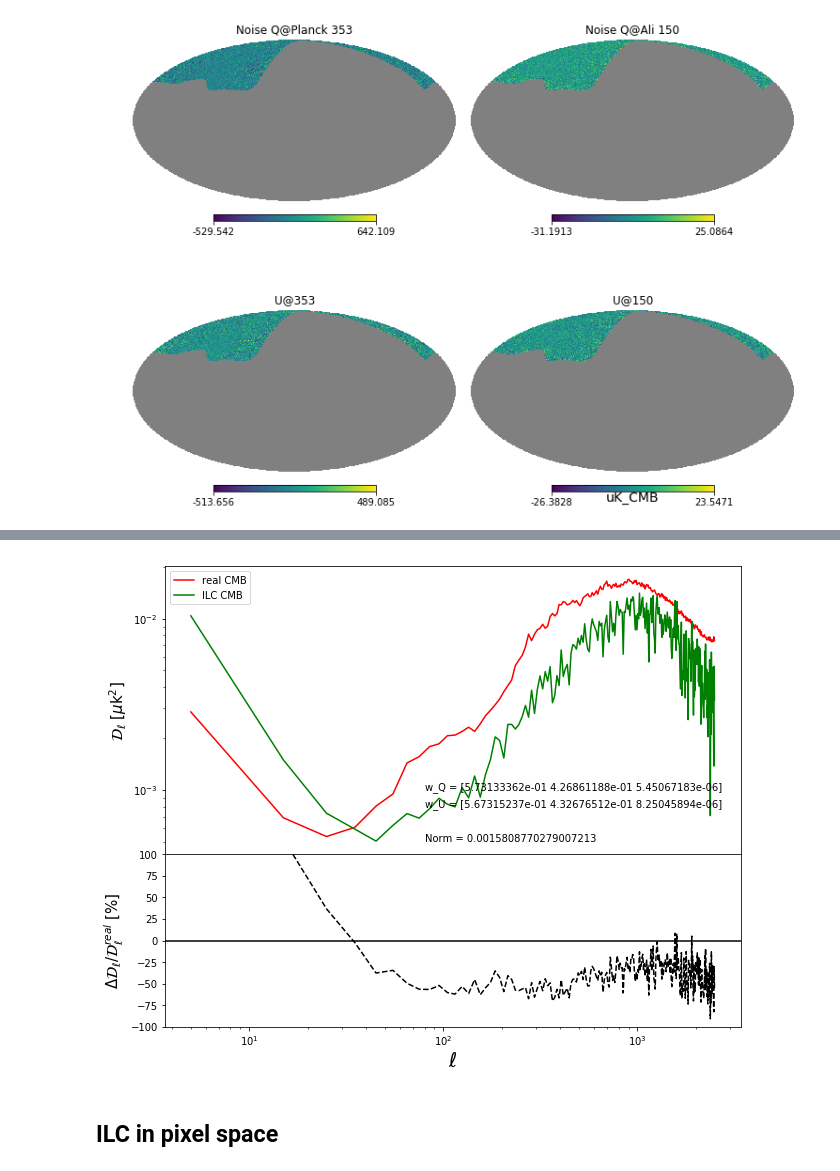
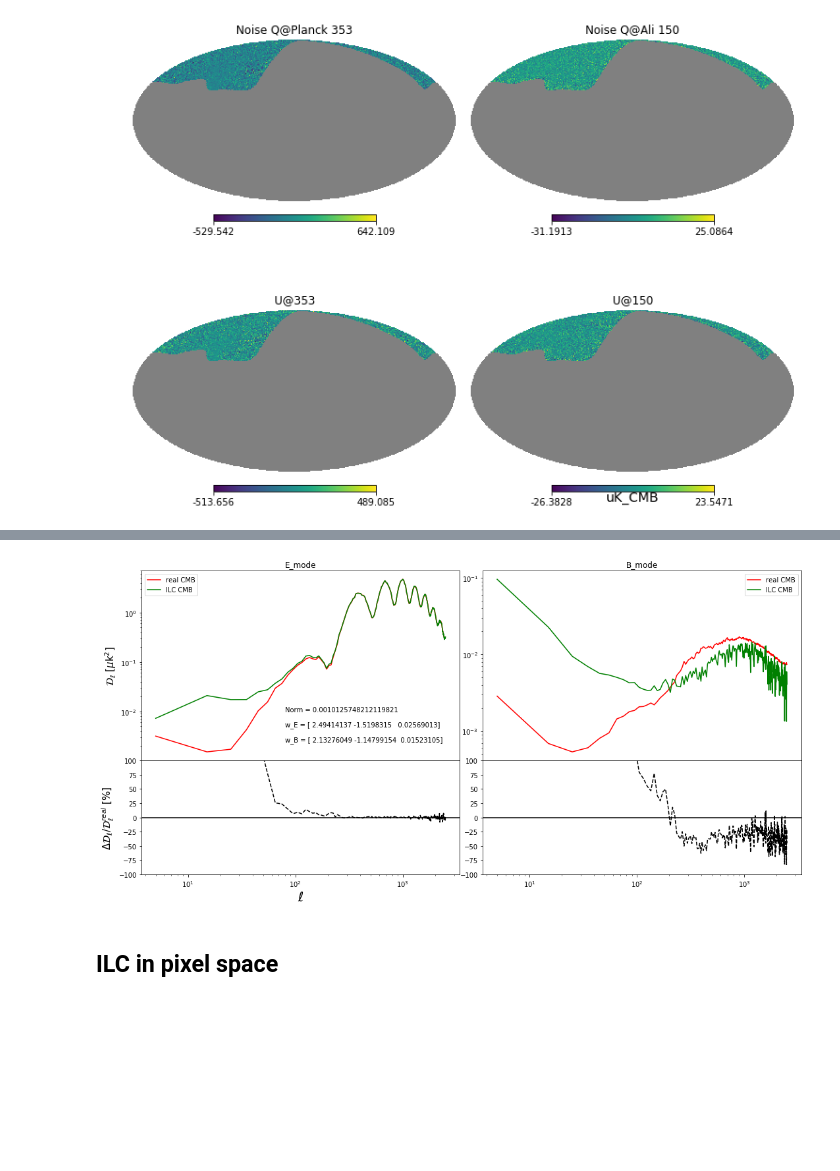
Before and after one commit to yaojian95/Ali_foreground, a Jupyter notebook: codes/Foregrounds.ipynb, the cells around one changed output, grey strips where cells are left out. Drawn from its saved outputs; the diff is of its cells as text; code cells hidden in the pictures; blank space fills up the shorter version.

Commit message:
EB on the same plot

```diff
--- a/codes/Foregrounds.ipynb
+++ b/codes/Foregrounds.ipynb
@@ -436,56 +456,82 @@ Cov_B = np.zeros((Nf, Nf)); w_B = np.zeros(Nf)
 
 for i in range(Nf):
     for j in range(Nf):
-#         Cov_E[i, j] = np.dot(total_E[i][mask_index] - np.mean(total_E[i][mask_index]), total_E[j][mask_index] - np.mean(total_E[j][mask_index]))/1.0/len(mask_index)
+        Cov_E[i, j] = np.dot(total_E[i][mask_index] - np.mean(total_E[i][mask_index]), total_E[j][mask_index] - np.mean(total_E[j][mask_index]))/1.0/len(mask_index)
         Cov_B[i, j] = np.dot(total_B[i][mask_index] - np.mean(total_B[i][mask_index]), total_B[j][mask_index] - np.mean(total_B[j][mask_index]))/1.0/len(mask_index)
 
-# Cov_E_inv = np.linalg.pinv(Cov_E)
+Cov_E_inv = np.linalg.pinv(Cov_E)
 Cov_B_inv = np.linalg.pinv(Cov_B)
 
 for i in range(Nf):
-#     w_E[i] = np.sum(Cov_E_inv[i,:])/np.sum(Cov_E_inv)
+    w_E[i] = np.sum(Cov_E_inv[i,:])/np.sum(Cov_E_inv)
     w_B[i] = np.sum(Cov_B_inv[i,:])/np.sum(Cov_B_inv)
 
-# cmb_E = np.dot(w_E, total_E)
+cmb_E = np.dot(w_E, total_E*ali_ma)
 cmb_B = np.dot(w_B, total_B*ali_ma)
 
-# noise_ilc_E = np.dot(w_E, noise_E);
-noise_ilc_B = np.dot(w_B, Noise_all*ali_ma)
+# noise_ilc_E = np.dot(w_E, Noise_E*ali_ma);
+# noise_ilc_B = np.dot(w_B, Noise_B*ali_ma)
 # %%
-cl_bb = hp.anafast(cmb_B, lmax = lmax)
-clbb_bin = bin_l(cl_bb)
+cl_bb = hp.anafast(cmb_B, lmax = lmax); cl_ee = hp.anafast(cmb_E, lmax = lmax)
+clbb_bin = bin_l(cl_bb); clee_bin = bin_l(cl_ee)
 
-nl_bb = hp.anafast(noise_ilc_B, lmax = lmax)
-nlbb_bin = bin_l(nl_bb)
+# nl_ee = hp.anafast(noise_ilc_E, lmax = lmax); nl_bb = hp.anafast(noise_ilc_B, lmax = lmax)
+# nlee_bin = bin_l(nl_ee); nlbb_bin = bin_l(nl_bb)
 # %%
 plt.figure(figsize = (10, 8))
-ell = np.arange(len(cls_ILC_pix[2]))
+ell = np.arange(len(cl_bb))
 
-clbb_bin_de = clbb_bin - nlbb_bin
-fig1 = plt.figure(1, figsize=(10,8))
+clee_bin_de = clbb_bin #- nlee_bin
+# clbb_bin_de = clbb_bin - nlbb_bin
+
+fig2 = plt.figure(2, figsize=(16,8))
+# ax = plt.subplot(1,2,1)
 plt.axis('off')
-frame1=fig1.add_axes((.1,.4,.8,.5)) # x0, y0, width, height
-plt.loglog(Ell, Ell*(Ell+1)/2/np.pi*cls, 'r-',label = 'real CMB')
-plt.loglog(Ell, Ell*(Ell+1)/2/np.pi*clbb_bin_de, 'g-', label = 'ILC CMB') #
-# plt.loglog(Ell, Ell*(Ell+1)/2/np.pi*nl_pix, 'b--', label = 'noise_ilc')
-
-# plt.loglog(Ell, Ell*(Ell+1)/2/np.pi*cl_extra, 'b-',label = 'extra CMB')
+frame1=fig2.add_axes((.1,.4,.42,.5))  # x0, y0, width, height
+plt.loglog(Ell, Ell*(Ell+1)/2/np.pi*clee_clean, 'r-',label = 'real CMB')
+plt.loglog(Ell, Ell*(Ell+1)/2/np.pi*clee_ilc_de, 'g-', label = 'ILC CMB')
+# plt.loglog(Ell, Ell*(Ell+1)/2/np.pi*nlee_pix, 'b--', label = 'noise_ilc')
 
 plt.xlabel('$\ell$', fontsize = 20);
 plt.ylabel(r'$\mathcal{D}_{\ell}$ [$\mu$k$^2$]', fontsize = 15)
 plt.legend(fontsize = 10)
+plt.title('E_mode')
 # plt.title('%s_dust_%s_noise_pixel.png'%(ff, fn))
 plt.legend(fontsize = 10)
-norm = np.linalg.norm(clbb_bin_de - cls)
-plt.text(80, 0.5*1e-3, 'Norm = %s'%norm)
-plt.text(80, 1e-3, 'w_Q = %s'%w_Q)
-plt.text(80, 0.8*1e-3, 'w_U = %s'%w_U)
+norm = np.linalg.norm(clee_ilc_de - clee_clean)
+plt.text(80, 0.01, 'Norm = %s'%norm)
+plt.text(80, 0.01/2, 'w_E = %s'%w_E)
+plt.text(80, 0.01/4, 'w_B = %s'%w_B)
 
-frame2=fig1.add_axes((.1,.1,.8,.3))
-plt.semilogx(Ell, (clbb_bin_de - cls)/cls*100, 'k--')
+frame2=fig2.add_axes((.1,.1,.42,.3))
+plt.semilogx(Ell, (clee_ilc_de - clee_clean)/clee_clean*100, 'k--')
 plt.axhline(0,color = 'k')
 plt.ylabel(r'$\Delta \mathcal{D}_\ell$/$\mathcal{D}^{real}_{\ell} $ [%]', fontsize = 15);plt.xlabel(r'$\ell$', fontsize = 20)
 plt.ylim(-100, 100)
+# plt.savefig('/home/jianyao/Ali_maps/results/1202/3fre_wt_noise_wo_extra_Emode.png', format = 'png')
+# ###BB
+# fig1 = plt.figure(1, figsize=(10,8))
+# # ax = plt.subplot(1,2,1)
+# plt.axis('off')
+frame3=fig2.add_axes((.55,.4,.42,.5))  # x0, y0, width, height
+plt.loglog(Ell, Ell*(Ell+1)/2/np.pi*clbb_clean, 'r-',label = 'real CMB')
+plt.loglog(Ell, Ell*(Ell+1)/2/np.pi*clbb_bin_de, 'g-', label = 'ILC CMB')
+# plt.loglog(Ell, Ell*(Ell+1)/2/np.pi*nlbb_pix, 'b--', label = 'noise_ilc')
 
-# plt.savefig('/home/jianyao/Ali_maps/results/1127/3fre_wt_10noise_wo_extra.png', format = 'png')
+# plt.loglog(Ell, Ell*(Ell+1)/2/np.pi*cl_extra, 'b-',label = 'extra CMB')
+
+# plt.xlabel('$\ell$', fontsize = 20); plt.ylabel(r'$\mathcal{D}_{\ell}$ [$\mu$k$^2$]', fontsize = 15)
+plt.legend(fontsize = 10)
+plt.title('B_mode')
+# plt.title('%s_dust_%s_noise_pixel.png'%(ff, fn))
+plt.legend(fontsize = 10)
+
+frame4=fig2.add_axes((.55,.1,.42,.3))
+plt.semilogx(Ell, (clbb_bin_de - clbb_clean)/clbb_clean*100, 'k--')
+plt.axhline(0,color = 'k')
+# plt.ylabel(r'$\Delta \mathcal{D}_\ell$/$\mathcal{D}^{real}_{\ell} $ [%]', fontsize = 15);plt.xlabel(r'$\ell$', fontsize = 20)
+plt.ylim(-100, 100)
+
+
+plt.savefig('/home/jianyao/Ali_maps/results/1203/3fre_wo_noise_wo_on_EB.png', format = 'png')
 # %% [output]
@@ -493,4 +539,4 @@ plt.ylim(-100, 100)
-[figure, old version]
+[figure, new version]
 # %% [markdown]
 ## ILC in pixel space
 # %%
```
Also changed, not shown: parts of 23 cells of this notebook, 7 other files.
